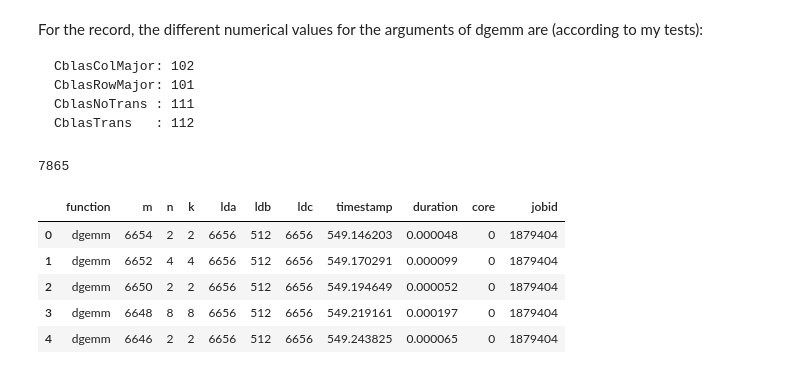
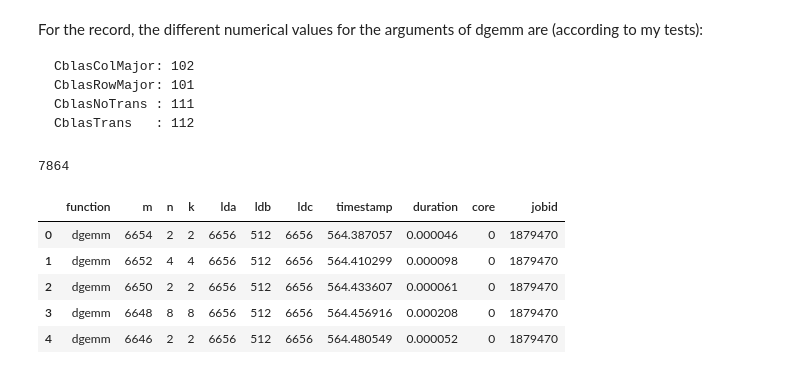
Before and after one commit to Ezibenroc/calibration_analysis, a Jupyter notebook: dahu/hpl/hpl_trace_dgemm_comparison.ipynb, the cells around one changed output. Saved outputs shown, nothing was run; the diff lists cells and outputs as text; code cells hidden in the pictures.

````diff
--- a/dahu/hpl/hpl_trace_dgemm_comparison.ipynb
+++ b/dahu/hpl/hpl_trace_dgemm_comparison.ipynb
@@ -65,19 +65,19 @@ CblasNoTrans : 111
 CblasTrans   : 112
 ```
 # %%
-traces_calibration = read_csv('dgemm_prediction/3/grenoble_2019-08-20_1879404.zip', 'result.csv')
+traces_calibration = read_csv('dgemm_prediction/4/grenoble_2019-08-20_1879470.zip', 'result.csv')
 traces_calibration = traces_calibration[traces_calibration['core'] == 0]
 traces_calibration = traces_calibration.reset_index(drop=True)
 print(len(traces_calibration))
 traces_calibration.head()
 # %% [output]
-7865
+7864
 |  | function | m | n | k | lda | ldb | ldc | timestamp | duration | core | jobid |
-| 0 | dgemm | 6654 | 2 | 2 | 6656 | 512 | 6656 | 549.146203 | 0.000048 | 0 | 1879404 |
-| 1 | dgemm | 6652 | 4 | 4 | 6656 | 512 | 6656 | 549.170291 | 0.000099 | 0 | 1879404 |
-| 2 | dgemm | 6650 | 2 | 2 | 6656 | 512 | 6656 | 549.194649 | 0.000052 | 0 | 1879404 |
-| 3 | dgemm | 6648 | 8 | 8 | 6656 | 512 | 6656 | 549.219161 | 0.000197 | 0 | 1879404 |
-| 4 | dgemm | 6646 | 2 | 2 | 6656 | 512 | 6656 | 549.243825 | 0.000065 | 0 | 1879404 |
+| 0 | dgemm | 6654 | 2 | 2 | 6656 | 512 | 6656 | 564.387057 | 0.000046 | 0 | 1879470 |
+| 1 | dgemm | 6652 | 4 | 4 | 6656 | 512 | 6656 | 564.410299 | 0.000098 | 0 | 1879470 |
+| 2 | dgemm | 6650 | 2 | 2 | 6656 | 512 | 6656 | 564.433607 | 0.000061 | 0 | 1879470 |
+| 3 | dgemm | 6648 | 8 | 8 | 6656 | 512 | 6656 | 564.456916 | 0.000208 | 0 | 1879470 |
+| 4 | dgemm | 6646 | 2 | 2 | 6656 | 512 | 6656 | 564.480549 | 0.000052 | 0 | 1879470 |
 # %%
 sizelist_hpl = [list(t[1]) for t in traces[['m', 'n', 'k', 'lda', 'ldb', 'ldc']].iterrows()]
 sizelist_cal = [list(t[1]) for t in traces_calibration[['m', 'n', 'k', 'lda', 'ldb', 'ldc']].iterrows()]
````
Also changed, not shown: parts of 4 cells of this notebook, 2 other files.
